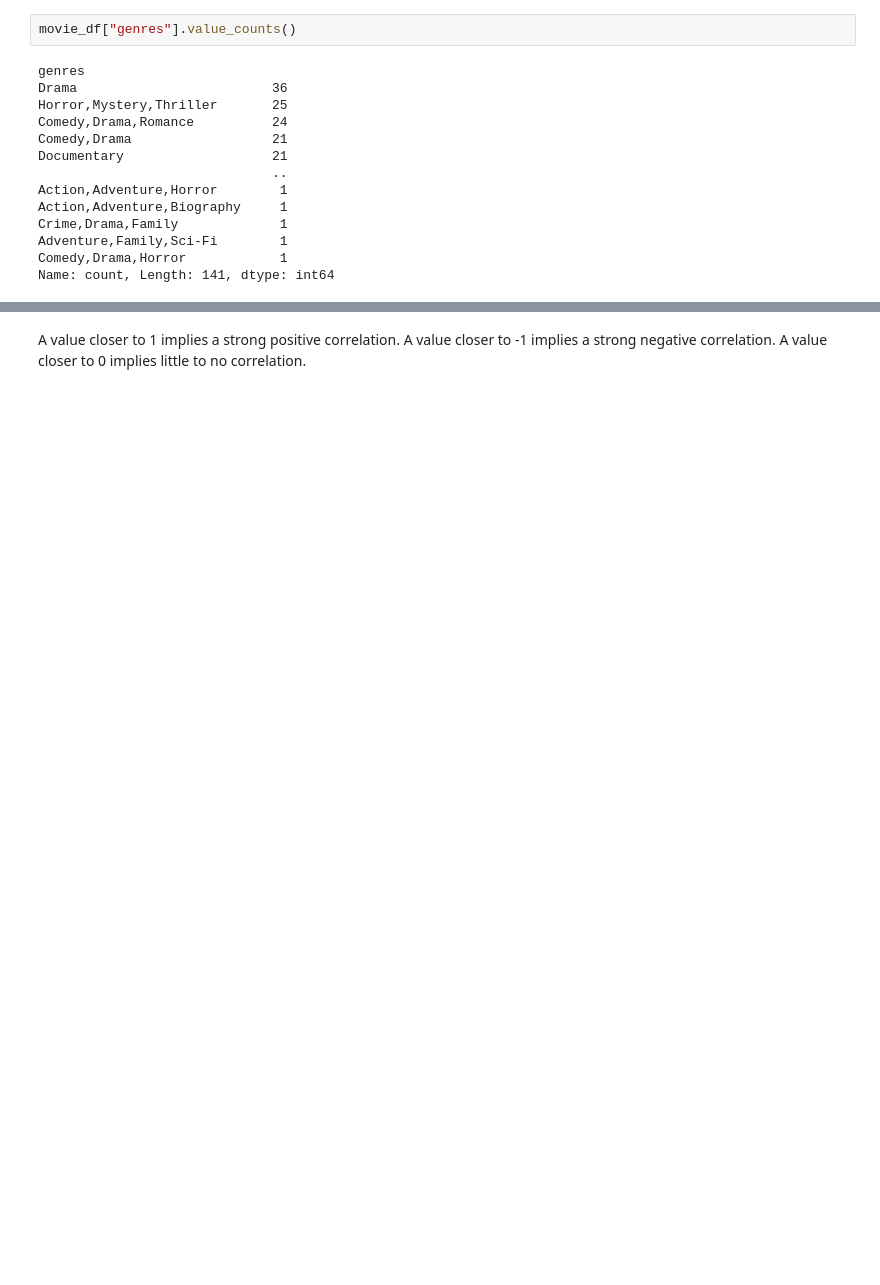
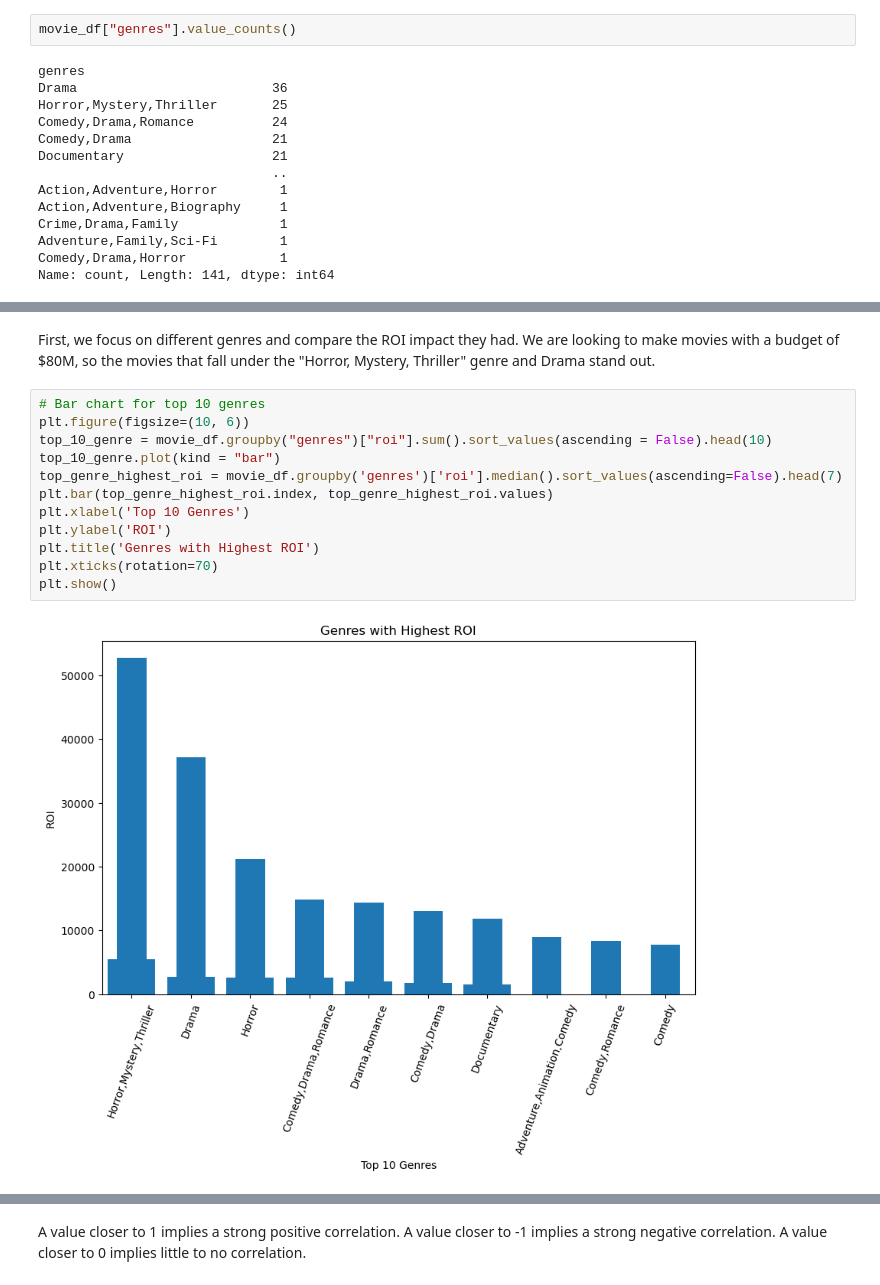
Before and after one commit to GoknurK/Movie_Studio, a Jupyter notebook: stats.ipynb, the cells around one changed output, grey strips where cells are left out. Cells and saved outputs as stored; diff of their text form; blank space fills up the shorter version.

```diff
--- a/stats.ipynb
+++ b/stats.ipynb
@@ -479,0 +395,16 @@ plt.show()
+# %% [markdown]
+First, we focus on different genres and compare the ROI impact they had. We are looking to make movies with a budget of $80M, so the movies that fall under the "Horror, Mystery, Thriller" genre and Drama stand out.
+# %%
+# Bar chart for top 10 genres
+plt.figure(figsize=(10, 6))
+top_10_genre = movie_df.groupby("genres")["roi"].sum().sort_values(ascending = False).head(10)
+top_10_genre.plot(kind = "bar")
+top_genre_highest_roi = movie_df.groupby('genres')['roi'].median().sort_values(ascending=False).head(7)
+plt.bar(top_genre_highest_roi.index, top_genre_highest_roi.values)
+plt.xlabel('Top 10 Genres')
+plt.ylabel('ROI')
+plt.title('Genres with Highest ROI')
+plt.xticks(rotation=70)
+plt.show()
+# %% [output]
+[figure, added]
```
Also changed, not shown: parts of 74 cells of this notebook, 1 other file.
